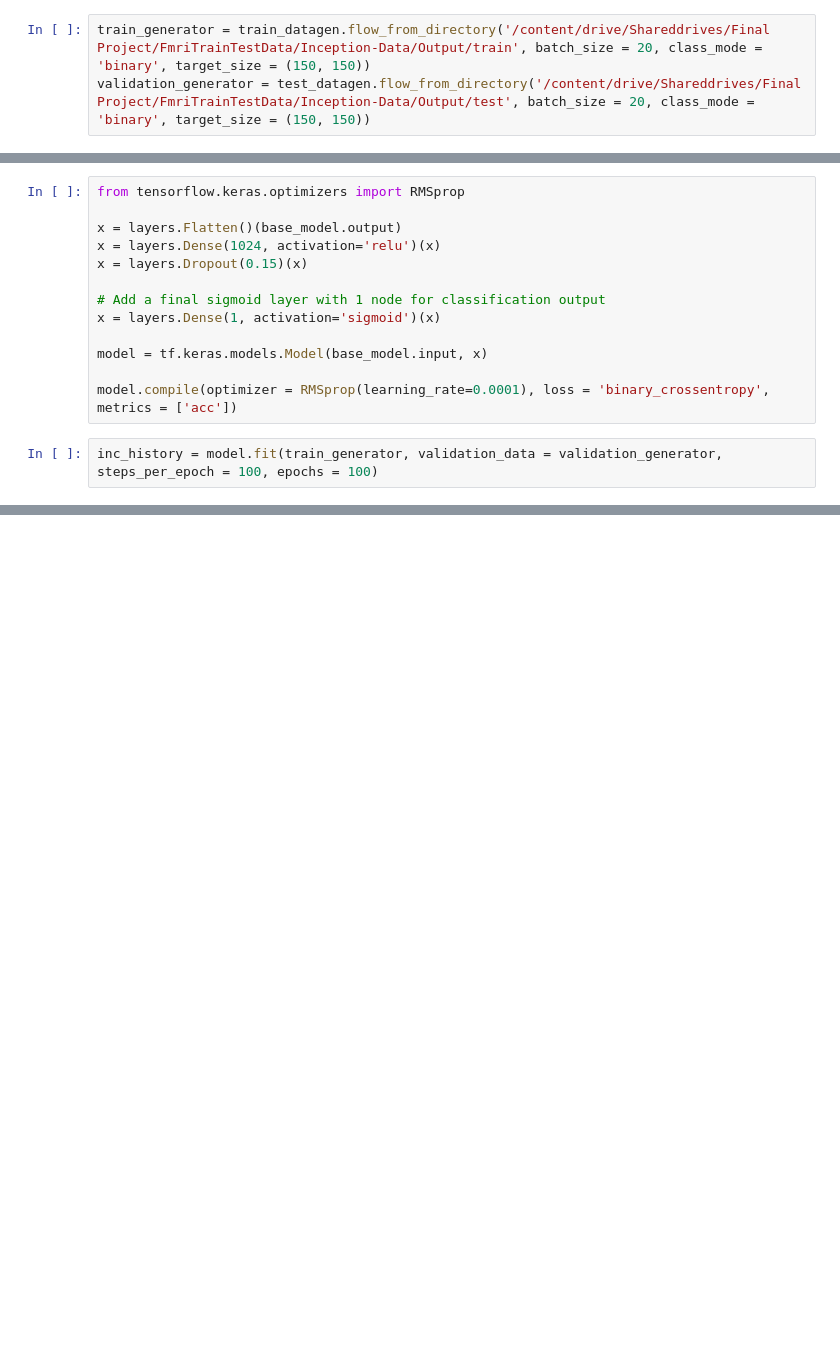
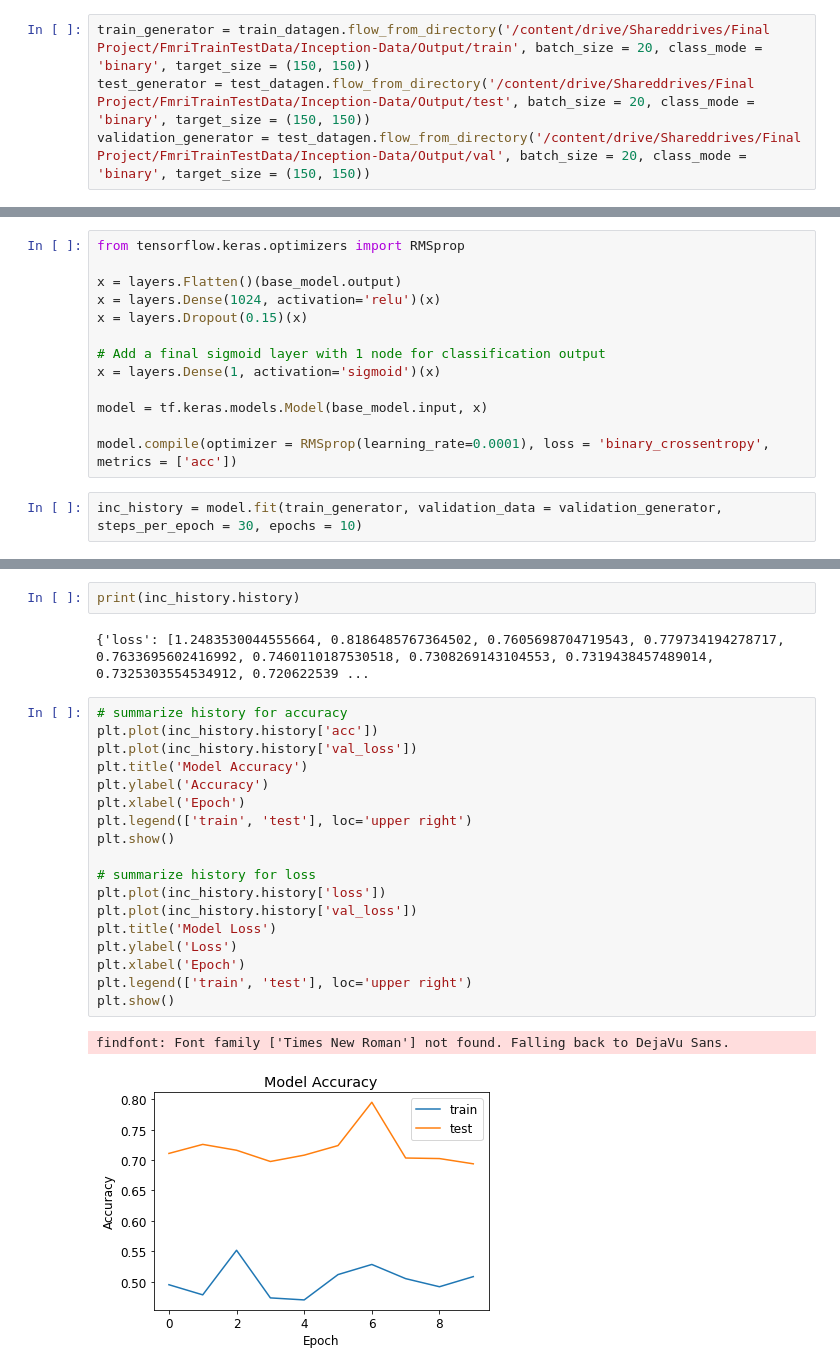
Before and after one commit to shivkumarganesh/Advance-Deep-Learning, a Jupyter notebook: notebooks/neural_net/Inception.ipynb, the cells around one changed output, grey strips where cells are left out. Cells and saved outputs as stored; diff of their text form; blank space fills up the shorter version.

```diff
--- a/notebooks/neural_net/Inception.ipynb
+++ b/notebooks/neural_net/Inception.ipynb
@@ -27,7 +27,8 @@ train_datagen = ImageDataGenerator(rescale = 1./255., rotation_range = 40, width
 test_datagen = ImageDataGenerator( rescale = 1.0/255. )
 # %%
 train_generator = train_datagen.flow_from_directory('/content/drive/Shareddrives/Final Project/FmriTrainTestData/Inception-Data/Output/train', batch_size = 20, class_mode = 'binary', target_size = (150, 150))
-validation_generator = test_datagen.flow_from_directory('/content/drive/Shareddrives/Final Project/FmriTrainTestData/Inception-Data/Output/test', batch_size = 20, class_mode = 'binary', target_size = (150, 150))
+test_generator = test_datagen.flow_from_directory('/content/drive/Shareddrives/Final Project/FmriTrainTestData/Inception-Data/Output/test', batch_size = 20, class_mode = 'binary', target_size = (150, 150))
+validation_generator = test_datagen.flow_from_directory('/content/drive/Shareddrives/Final Project/FmriTrainTestData/Inception-Data/Output/val', batch_size = 20, class_mode = 'binary', target_size = (150, 150))
 # %% [output]
 Found 6968 images belonging to 2 classes.
 Found 871 images belonging to 2 classes.
@@ -51,5 +67,5 @@ model = tf.keras.models.Model(base_model.input, x)
 
 model.compile(optimizer = RMSprop(learning_rate=0.0001), loss = 'binary_crossentropy', metrics = ['acc'])
 # %%
-inc_history = model.fit(train_generator, validation_data = validation_generator, steps_per_epoch = 100, epochs = 100)
+inc_history = model.fit(train_generator, validation_data = validation_generator, steps_per_epoch = 30, epochs = 10)
 # %% [output]
@@ -72,0 +92,25 @@ Epoch 100/100
+# %%
+print(inc_history.history)
+# %% [output]
+{'loss': [1.2483530044555664, 0.8186485767364502, 0.7605698704719543, 0.779734194278717, 0.7633695602416992, 0.7460110187530518, 0.7308269143104553, 0.7319438457489014, 0.7325303554534912, 0.720622539 ...
+# %%
+# summarize history for accuracy
+plt.plot(inc_history.history['acc'])
+plt.plot(inc_history.history['val_loss'])
+plt.title('Model Accuracy')
+plt.ylabel('Accuracy')
+plt.xlabel('Epoch')
+plt.legend(['train', 'test'], loc='upper right')
+plt.show()
+
+# summarize history for loss
+plt.plot(inc_history.history['loss'])
+plt.plot(inc_history.history['val_loss'])
+plt.title('Model Loss')
+plt.ylabel('Loss')
+plt.xlabel('Epoch')
+plt.legend(['train', 'test'], loc='upper right')
+plt.show()
+# %% [output]
+findfont: Font family ['Times New Roman'] not found. Falling back to DejaVu Sans.
+[figure, added]
```
Also changed, not shown: parts of 9 cells of this notebook.
